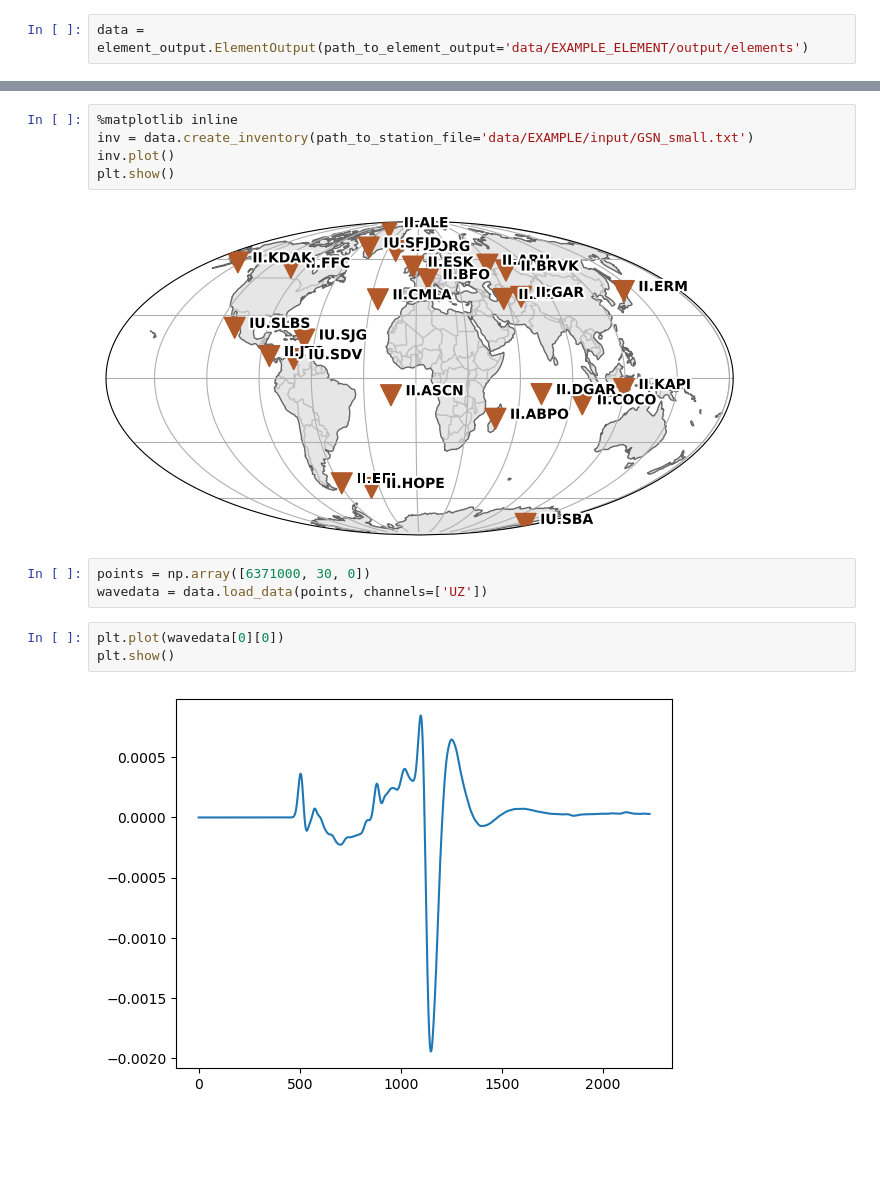
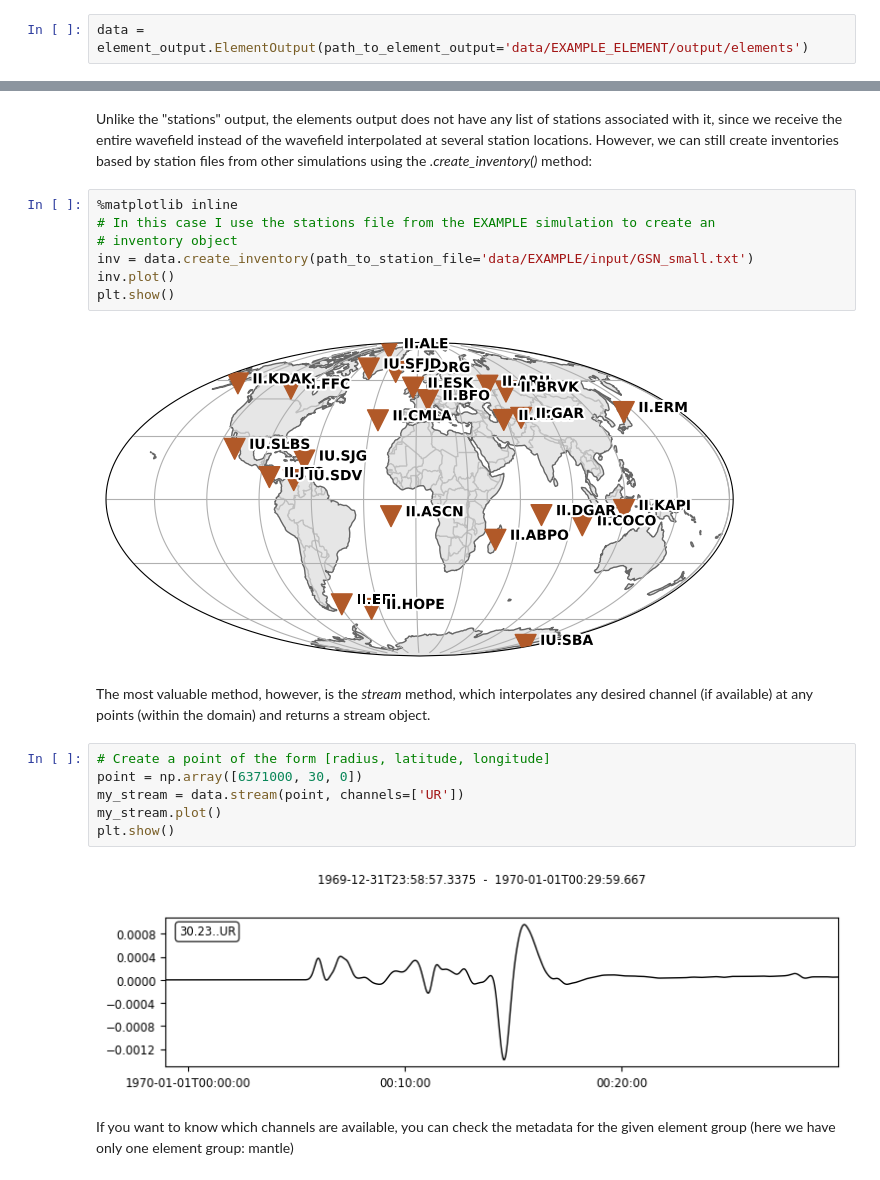
Before and after one commit to Adrian-Mag/AxiSEM3D_Kernels, a Jupyter notebook: examples/example_element_output.ipynb, the cells around one changed output, grey strips where cells are left out. Saved outputs shown, nothing was run; the diff lists cells and outputs as text; blank space fills up the shorter version.

```diff
--- a/examples/example_element_output.ipynb
+++ b/examples/example_element_output.ipynb
@@ -12,15 +42,23 @@ data.element_groups_info['mantle']['elements']
+# %% [markdown]
+Unlike the "stations" output, the elements output does not have any list of stations associated with it, since we receive the entire wavefield instead of the wavefield interpolated at several station locations. However, we can still create inventories based by station files from other simulations using the *.create_inventory()* method:
 # %%
 %matplotlib inline
+# In this case I use the stations file from the EXAMPLE simulation to create an
+# inventory object
 inv = data.create_inventory(path_to_station_file='data/EXAMPLE/input/GSN_small.txt')
 inv.plot()
 plt.show()
 # %% [output]
 [figure]
-# %%
-points = np.array([6371000, 30, 0])
-wavedata = data.load_data(points, channels=['UZ'])
-# %%
-plt.plot(wavedata[0][0])
-plt.show()
-# %% [output]
-[figure, removed]
+# %% [markdown]
+The most valuable method, however, is the *stream* method, which interpolates any desired channel (if available) at any points (within the domain) and returns a stream object.
+# %%
+# Create a point of the form [radius, latitude, longitude]
+point = np.array([6371000, 30, 0])
+my_stream = data.stream(point, channels=['UR'])
+my_stream.plot()
+plt.show()
+# %% [output]
+[figure, added]
+# %% [markdown]
+If you want to know which channels are available, you can check the metadata for the given element group (here we have only one element group: mantle)
```
Also changed, not shown: parts of 13 cells of this notebook, 26 other files.
